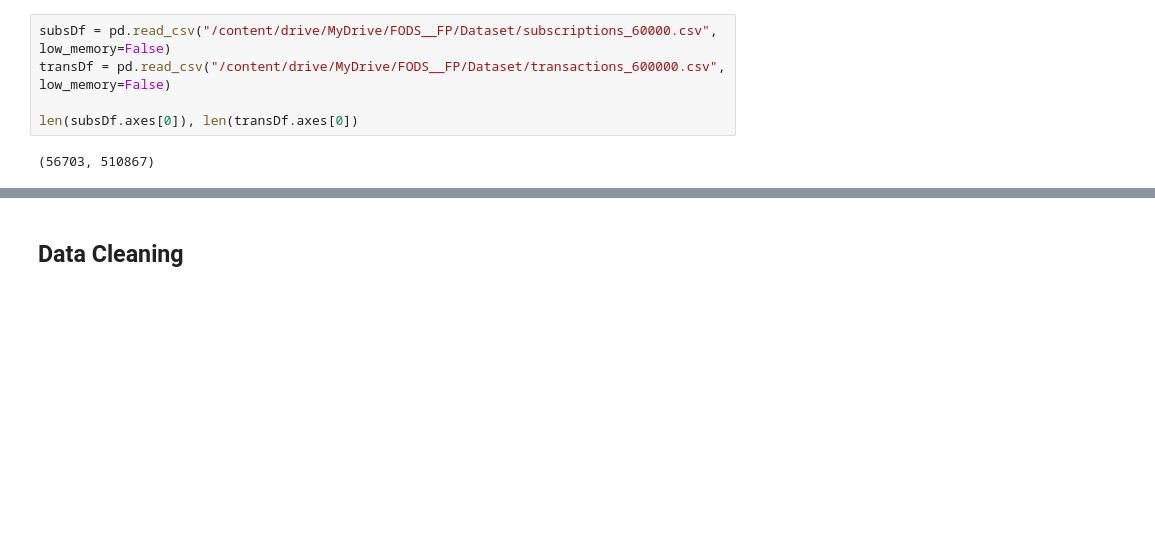
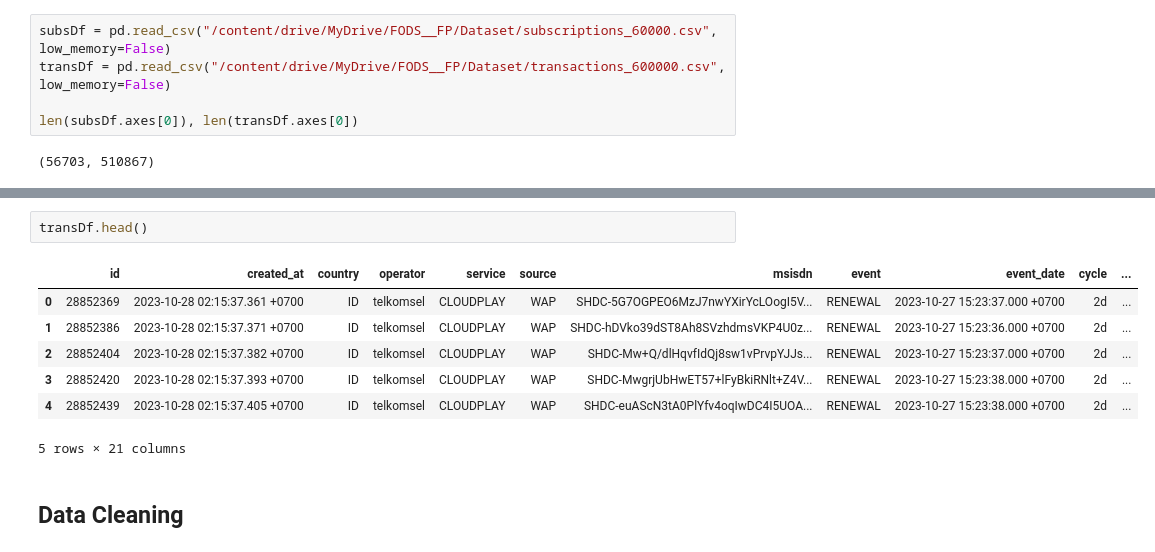
Before and after one commit to FrancescoEmmanuel/FODS, a Jupyter notebook: Recommender System.ipynb, the cells around one changed output, grey strips where cells are left out. Saved outputs shown, nothing was run; the diff lists cells and outputs as text; blank space fills up the shorter version.

```diff
--- a/Recommender System.ipynb
+++ b/Recommender System.ipynb
@@ -20,3 +32,13 @@ len(subsDf.axes[0]), len(transDf.axes[0])
+# %%
+transDf.head()
+# %% [output]
+|  | id | created_at | country | operator | service | source | msisdn | event | event_date | cycle | ... |
+| 0 | 28852369 | 2023-10-28 02:15:37.361 +0700 | ID | telkomsel | CLOUDPLAY | WAP | SHDC-5G7OGPEO6MzJ7nwYXirYcLOogI5V... | RENEWAL | 2023-10-27 15:23:37.000 +0700 | 2d | ... |
+| 1 | 28852386 | 2023-10-28 02:15:37.371 +0700 | ID | telkomsel | CLOUDPLAY | WAP | SHDC-hDVko39dST8Ah8SVzhdmsVKP4U0z... | RENEWAL | 2023-10-27 15:23:36.000 +0700 | 2d | ... |
+| 2 | 28852404 | 2023-10-28 02:15:37.382 +0700 | ID | telkomsel | CLOUDPLAY | WAP | SHDC-Mw+Q/dlHqvfIdQj8sw1vPrvpYJJs... | RENEWAL | 2023-10-27 15:23:37.000 +0700 | 2d | ... |
+| 3 | 28852420 | 2023-10-28 02:15:37.393 +0700 | ID | telkomsel | CLOUDPLAY | WAP | SHDC-MwgrjUbHwET57+lFyBkiRNlt+Z4V... | RENEWAL | 2023-10-27 15:23:38.000 +0700 | 2d | ... |
+| 4 | 28852439 | 2023-10-28 02:15:37.405 +0700 | ID | telkomsel | CLOUDPLAY | WAP | SHDC-euAScN3tA0PlYfv4oqIwDC4I5UOA... | RENEWAL | 2023-10-27 15:23:38.000 +0700 | 2d | ... |
+5 rows × 21 columns
 # %% [markdown]
 ## Data Cleaning
 # %%
```
Also changed, not shown: parts of 53 cells of this notebook.
